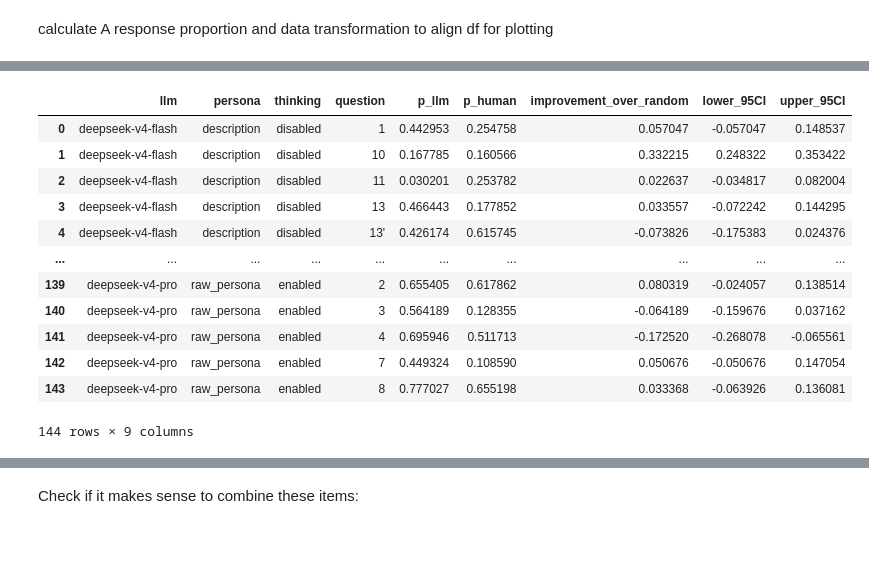
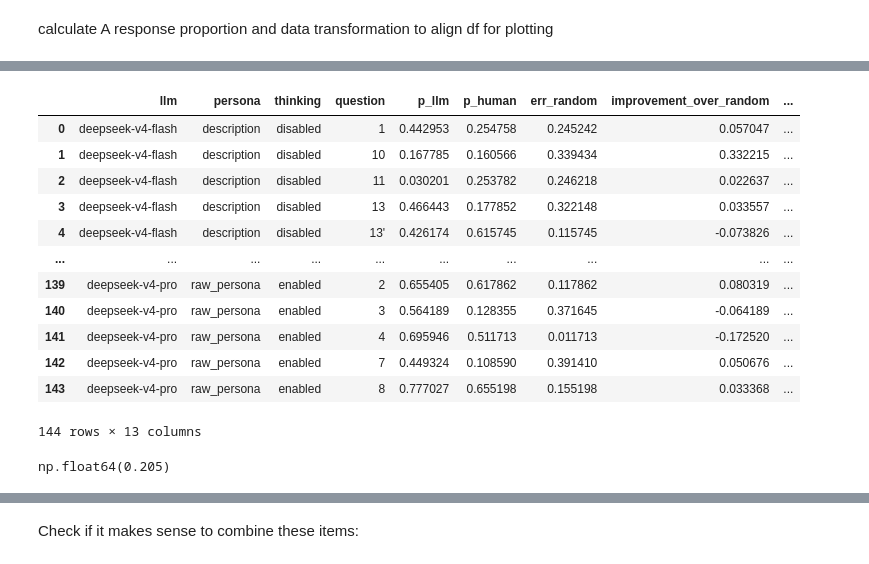
Before and after one commit to DanielSchipfer/The-Parrot-in-the-Machine-Simulating-Human-Behavior-with-Large-Language-Models, a Jupyter notebook: code/evaluation/risk_aversion_evaluation.ipynb, the cells around one changed output, grey strips where cells are left out. Saved outputs shown, nothing was run; the diff lists cells and outputs as text; code cells hidden in the pictures.

```diff
--- a/code/evaluation/risk_aversion_evaluation.ipynb
+++ b/code/evaluation/risk_aversion_evaluation.ipynb
@@ -80,0 +84,4 @@ df = df.dropna(subset=cols).copy()
+# %%
+alpha = 0.05 / 12  # Bonferroni over the 12 conditions
+bonferoni_CI = (round(1 - alpha, 4)) * 100
+bonferoni_CI
@@ -215,8 +228,8 @@ def plot_position_bias(
         color="teal"
     )
 
-    lower_error = (plot_data["sum_p_A"] - (plot_data["lower_95CI"] + 1))
-    upper_error = ((plot_data["upper_95CI"] + 1) - plot_data["sum_p_A"])
+    lower_error = (plot_data["sum_p_A"] - (plot_data["lower_CI"] + 1))
+    upper_error = ((plot_data["upper_CI"] + 1) - plot_data["sum_p_A"])
 
     ax.errorbar(
         x,
@@ -228,8 +241,7 @@ def plot_position_bias(
         fmt="none",
         ecolor="black",
         elinewidth=1.5,
-        capsize=4,
-        label="95% bootstrap CI"
+        capsize=4
     )
 
     # SUM OF GROUP 1 + GROUP 2
@@ -283,8 +295,8 @@ for (llm, persona, thinking), condition_df in df.groupby(["llm", "persona", "thi
         "thinking": thinking,
         "position_bias": summary["position_bias"].iloc[0],
         "position_bias_p_A": summary["position_bias_p_A"].iloc[0],
-        "position_bias_lower_95CI": summary["lower_95CI"].iloc[0],
-        "position_bias_upper_95CI": summary["upper_95CI"].iloc[0],
+        "position_bias_lower_CI": summary["lower_CI"].iloc[0],
+        "position_bias_upper_CI": summary["upper_CI"].iloc[0],
         "position_bias_significant": summary["significant_first_position_bias"].iloc[0]
     })
 
@@ -300,7 +312,7 @@ for (llm, persona, thinking), condition_df in df.groupby(["llm", "persona", "thi
     )
     print("-" * 80)
     print(f"Overall position bias across all items: {summary['position_bias'].iloc[0]:.3f}, P(A) = {summary['position_bias_p_A'].iloc[0]:.3f}")
-    print(f"95% CI: [{summary['lower_95CI'].iloc[0]:.3f}, {summary['upper_95CI'].iloc[0]:.3f}]")
+    print(f"{bonferoni_CI}% CI: [{summary['lower_CI'].iloc[0]:.3f}, {summary['upper_CI'].iloc[0]:.3f}]")
     print(f"Significant: {summary['significant_first_position_bias'].iloc[0]}")
     print("-" * 80)
 position_bias_summary = pd.DataFrame(position_bias_rows)
@@ -672,6 +683,9 @@ for (llm, persona, thinking), condition in df.groupby( ["llm", "persona", "think
         human_sample = human_values[human_idx]
         p_human = np.nanmean(human_sample, axis=0)
 
+        # distance between LLM and human proportions
+        delta_llm_human = p_llm - p_human
+
         # Directly calculate abs(LLM - human) difference
         err_llm = np.abs(p_llm - p_human)
         # Random baseline: P(A) = 0.5
@@ -682,7 +696,7 @@ for (llm, persona, thinking), condition in df.groupby( ["llm", "persona", "think
         improvements = err_random - err_llm
 
         # Store bootstrap results
-        for question, a_llm, a_human, improvement in zip(loss_cols, p_llm, p_human, improvements):
+        for question, a_llm, a_human, improvement, delta in zip(loss_cols, p_llm, p_human, improvements, delta_llm_human):
 
             question_clean = (question.replace("Loss_Aversion_", "").replace("_inverse", "'"))
 
@@ -693,6 +707,7 @@ for (llm, persona, thinking), condition in df.groupby( ["llm", "persona", "think
                 "question": question_clean,
                 "bootstrap": i,
                 "improvement_over_random": improvement,
+                "delta_llm_human": delta,
                 "A_p_llm": a_llm,
                 "A_p_human": a_human
             })
@@ -719,50 +734,67 @@ llm_obs = (
     .assign(p_llm=lambda x: (x["answer"] == "A").astype(float))
     .groupby(["llm", "persona", "thinking", "question"])["p_llm"]
     .mean()
     .reset_index()
 )
 
 llm_obs["question"] = (
     llm_obs["question"]
     .str.replace("Loss_Aversion_", "", regex=False)
     .str.replace("_inverse", "'", regex=False)
 )
 
 bootstrap_summary = llm_obs.merge(human_obs, on="question")
 
+# Random Baseline error
+bootstrap_summary["err_random"] = (0.5 - bootstrap_summary["p_human"]).abs()
 # Point estimate of improvement over random baseline
 bootstrap_summary["improvement_over_random"] = (
-    (0.5 - bootstrap_summary["p_human"]).abs()
-    - (bootstrap_summary["p_llm"] - bootstrap_summary["p_human"]).abs()
+    bootstrap_summary["err_random"] - (bootstrap_summary["p_llm"] - bootstrap_summary["p_human"]).abs()
 )
 # Bootstrap 95% CI
 # Bonferroni correction for multiple comparisons
-n_tests = bootstrap_summary.shape[0]
+n_tests = len(bootstrap_results.groupby(["llm", "persona", "thinking"])) # Groups (12 conditions)
 alpha = 0.05 / n_tests
+
 improvement_over_random_ci = (
     bootstrap_results
     .groupby(["llm", "persona", "thinking", "question"])["improvement_over_random"]
     .agg(
-        lower_95CI=lambda x: x.quantile(alpha / 2),
-        upper_95CI=lambda x: x.quantile(1 - alpha / 2)
+        improvement_lower_CI=lambda x: x.quantile(alpha / 2),
+        improvement_upper_CI=lambda x: x.quantile(1 - alpha / 2)
+    )
+    .reset_index()
+)
+bootstrap_summary = bootstrap_summary.merge(improvement_over_random_ci,on=["llm", "persona", "thinking", "question"])
+bootstrap_summary["delta_llm_human"] = (bootstrap_summary["p_llm"] - bootstrap_summary["p_human"])
+delta_llm_human_ci = (
+    bootstrap_results
+    .groupby(["llm", "persona", "thinking", "question"])["delta_llm_human"]
+    .agg(
+        delta_lower_CI=lambda x: x.quantile(alpha / 2),
+        delta_upper_CI=lambda x: x.quantile(1 - alpha / 2)
     )
     .reset_index()
 )
 
-bootstrap_summary = bootstrap_summary.merge(improvement_over_random_ci,on=["llm", "persona", "thinking", "question"])
+bootstrap_summary = bootstrap_summary.merge(delta_llm_human_ci, on=["llm", "persona", "thinking", "question"])
 bootstrap_summary
 # %% [output]
-|  | llm | persona | thinking | question | p_llm | p_human | improvement_over_random | lower_95CI | upper_95CI |
-| 0 | deepseek-v4-flash | description | disabled | 1 | 0.442953 | 0.254758 | 0.057047 | -0.057047 | 0.148537 |
-| 1 | deepseek-v4-flash | description | disabled | 10 | 0.167785 | 0.160566 | 0.332215 | 0.248322 | 0.353422 |
-| 2 | deepseek-v4-flash | description | disabled | 11 | 0.030201 | 0.253782 | 0.022637 | -0.034817 | 0.082004 |
-| 3 | deepseek-v4-flash | description | disabled | 13 | 0.466443 | 0.177852 | 0.033557 | -0.072242 | 0.144295 |
-| 4 | deepseek-v4-flash | description | disabled | 13' | 0.426174 | 0.615745 | -0.073826 | -0.175383 | 0.024376 |
+|  | llm | persona | thinking | question | p_llm | p_human | err_random | improvement_over_random | ... |
+| 0 | deepseek-v4-flash | description | disabled | 1 | 0.442953 | 0.254758 | 0.245242 | 0.057047 | ... |
+| 1 | deepseek-v4-flash | description | disabled | 10 | 0.167785 | 0.160566 | 0.339434 | 0.332215 | ... |
+| 2 | deepseek-v4-flash | description | disabled | 11 | 0.030201 | 0.253782 | 0.246218 | 0.022637 | ... |
+| 3 | deepseek-v4-flash | description | disabled | 13 | 0.466443 | 0.177852 | 0.322148 | 0.033557 | ... |
+| 4 | deepseek-v4-flash | description | disabled | 13' | 0.426174 | 0.615745 | 0.115745 | -0.073826 | ... |
 | ... | ... | ... | ... | ... | ... | ... | ... | ... | ... |
-| 139 | deepseek-v4-pro | raw_persona | enabled | 2 | 0.655405 | 0.617862 | 0.080319 | -0.024057 | 0.138514 |
-| 140 | deepseek-v4-pro | raw_persona | enabled | 3 | 0.564189 | 0.128355 | -0.064189 | -0.159676 | 0.037162 |
-| 141 | deepseek-v4-pro | raw_persona | enabled | 4 | 0.695946 | 0.511713 | -0.172520 | -0.268078 | -0.065561 |
-| 142 | deepseek-v4-pro | raw_persona | enabled | 7 | 0.449324 | 0.108590 | 0.050676 | -0.050676 | 0.147054 |
-| 143 | deepseek-v4-pro | raw_persona | enabled | 8 | 0.777027 | 0.655198 | 0.033368 | -0.063926 | 0.136081 |
+| 139 | deepseek-v4-pro | raw_persona | enabled | 2 | 0.655405 | 0.617862 | 0.117862 | 0.080319 | ... |
+| 140 | deepseek-v4-pro | raw_persona | enabled | 3 | 0.564189 | 0.128355 | 0.371645 | -0.064189 | ... |
+| 141 | deepseek-v4-pro | raw_persona | enabled | 4 | 0.695946 | 0.511713 | 0.011713 | -0.172520 | ... |
+| 142 | deepseek-v4-pro | raw_persona | enabled | 7 | 0.449324 | 0.108590 | 0.391410 | 0.050676 | ... |
+| 143 | deepseek-v4-pro | raw_persona | enabled | 8 | 0.777027 | 0.655198 | 0.155198 | 0.033368 | ... |
-144 rows × 9 columns
+144 rows × 13 columns
+# %%
+bootstrap_summary["err_random"].mean().round(3)
+# %% [output]
+np.float64(0.205)
 # %%
```
Also changed, not shown: parts of 23 cells of this notebook.
